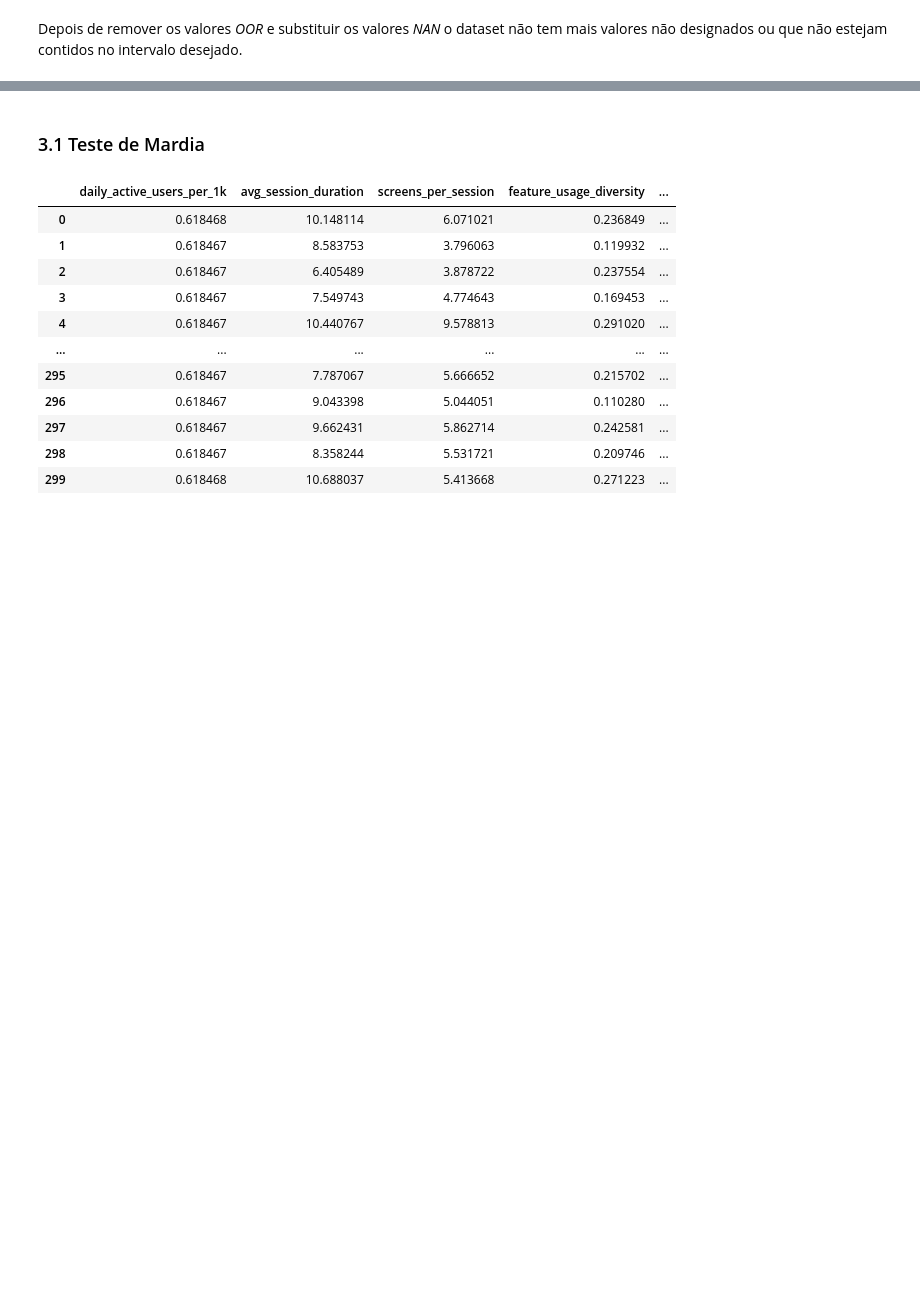
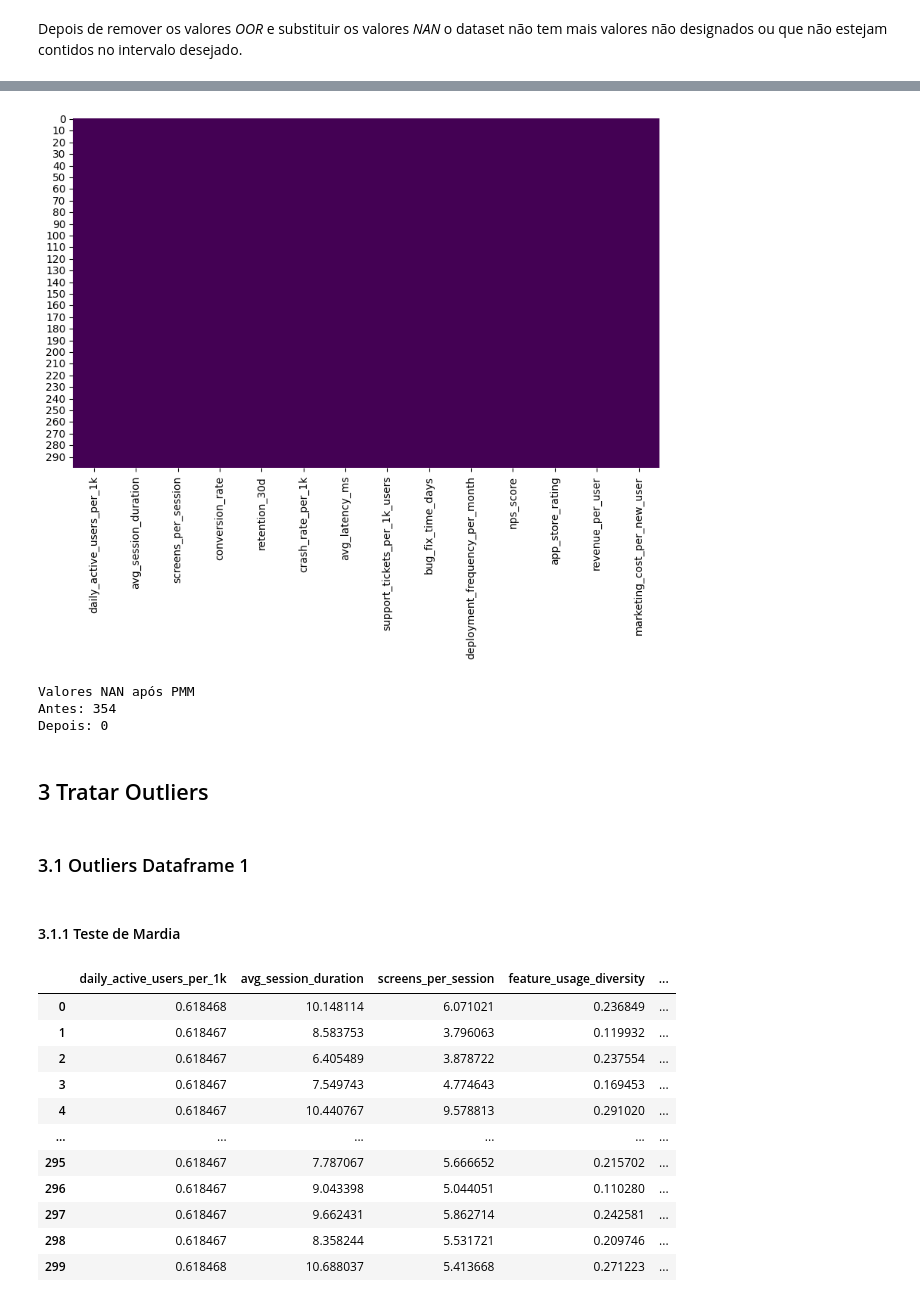
Before and after one commit to jfeiteira/Mini-projeto-do-PCA-e-Cluster, a Jupyter notebook: pca.ipynb, the cells around one changed output, grey strips where cells are left out. Saved outputs shown, nothing was run; the diff lists cells and outputs as text; code cells hidden in the pictures; blank space fills up the shorter version.

```diff
--- a/pca.ipynb
+++ b/pca.ipynb
@@ -310,0 +416,9 @@ Se precisarmos de realizar a normalização dos dados através do Yeo-johson, ap
+# %%
+kernel = ImputationKernel(df_2, num_datasets=1, save_all_iterations_data=True, random_state=42)
+
+# 5 iterações de MICE
+kernel.mice(5, mean_match_candidates=3, mean_match_strategy="nearest")
+
+# DataFrame imputado
+df_imp_2 = kernel.complete_data(0) # Dataframe sem os valores NAN
+df_imp_2.head()
@@ -311,5 +432,23 @@ Se precisarmos de realizar a normalização dos dados através do Yeo-johson, ap
+# %%
+plt.figure(figsize= (10, 6))
+sns.heatmap(df_imp_2.isnull(), cbar= False, cmap = "viridis")
+plt.show()
+# %% [output]
+[figure, added]
+# %%
+print("Valores NAN após PMM")
+print("Antes:", df_2.isna().sum().sum())
+print("Depois:", df_imp_2.isna().sum().sum())
+# %% [output]
+Valores NAN após PMM
+Antes: 354
+Depois: 0
+# %% [markdown]
+## 3 Tratar Outliers
+# %% [markdown]
+### 3.1 Outliers Dataframe 1
 # %% [markdown]
-### 3.1 Teste de Mardia
+#### 3.1.1 Teste de Mardia
 # %%
 df_imp.dtypes
 df_imp
```
Also changed, not shown: parts of 40 cells of this notebook.
